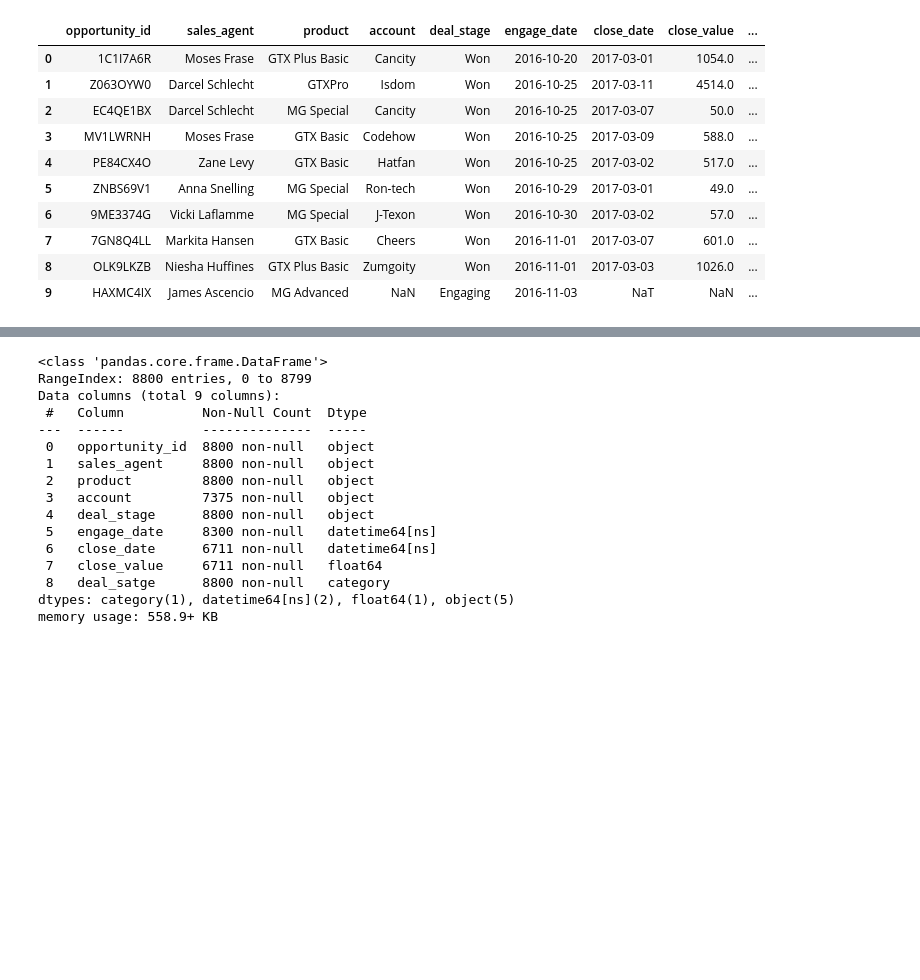
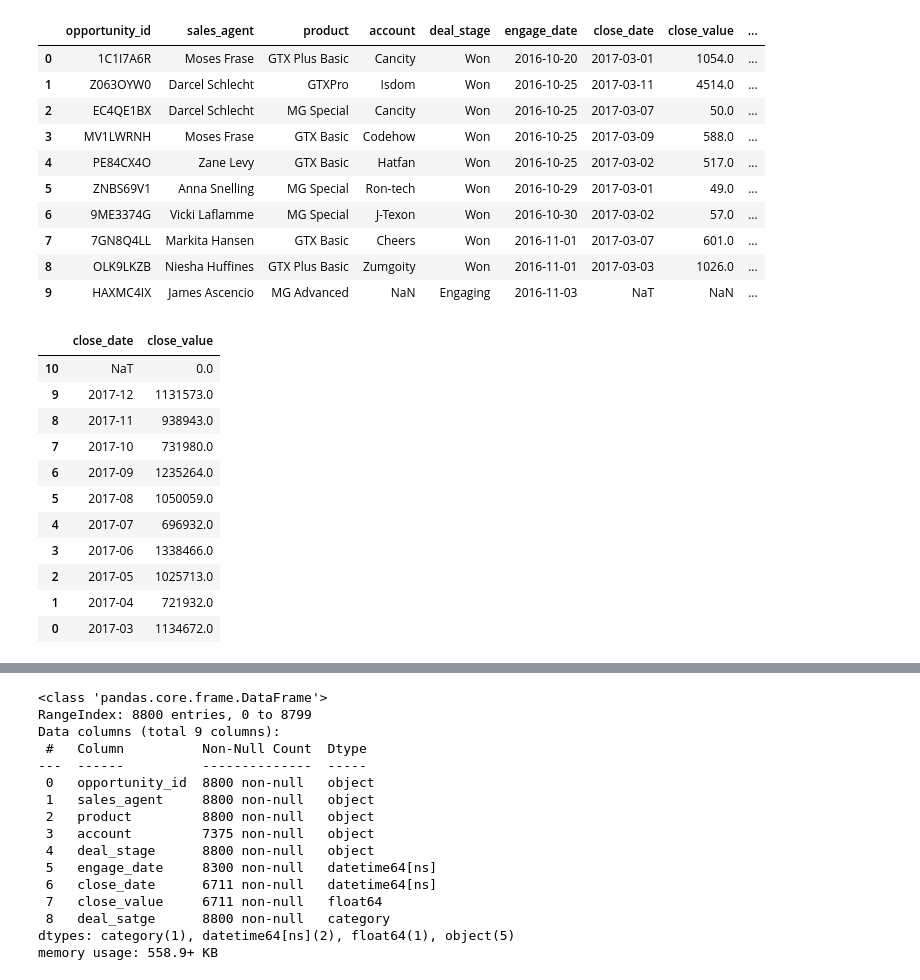
Before and after one commit to SuyogPatgave/Python_Codes-Projects, a Jupyter notebook: CRM_Project.ipynb, the cells around one changed output, grey strips where cells are left out. Cells and saved outputs as stored; diff of their text form; code cells hidden in the pictures; blank space fills up the shorter version.

```diff
--- a/CRM_Project.ipynb
+++ b/CRM_Project.ipynb
@@ -1083,3 +1094,26 @@ sales_pipe.head(10)
 | 7 | 7GN8Q4LL | Markita Hansen | GTX Basic | Cheers | Won | 2016-11-01 | 2017-03-07 | 601.0 | ... |
 | 8 | OLK9LKZB | Niesha Huffines | GTX Plus Basic | Zumgoity | Won | 2016-11-01 | 2017-03-03 | 1026.0 | ... |
 | 9 | HAXMC4IX | James Ascencio | MG Advanced | NaN | Engaging | 2016-11-03 | NaT | NaN | ... |
+# %%
+# Total Monthly Sales Generated
+
+sales_pipe['close_date'] = pd.to_datetime(sales_pipe['close_date'])
+sales_pipe['close_date'] = sales_pipe['close_date'].dt.to_period('M').astype(str)
+sales_pipe['engage_date'] = pd.to_datetime(sales_pipe['engage_date'])
+
+monthly_sales = sales_pipe.groupby('close_date', as_index=False)['close_value'].sum()
+monthly_sales = monthly_sales.sort_values(by='close_date', ascending=False)
+monthly_sales
+# %% [output]
+|  | close_date | close_value |
+| 10 | NaT | 0.0 |
+| 9 | 2017-12 | 1131573.0 |
+| 8 | 2017-11 | 938943.0 |
+| 7 | 2017-10 | 731980.0 |
+| 6 | 2017-09 | 1235264.0 |
+| 5 | 2017-08 | 1050059.0 |
+| 4 | 2017-07 | 696932.0 |
+| 3 | 2017-06 | 1338466.0 |
+| 2 | 2017-05 | 1025713.0 |
+| 1 | 2017-04 | 721932.0 |
+| 0 | 2017-03 | 1134672.0 |
```
Also changed, not shown: parts of 16 cells of this notebook.
